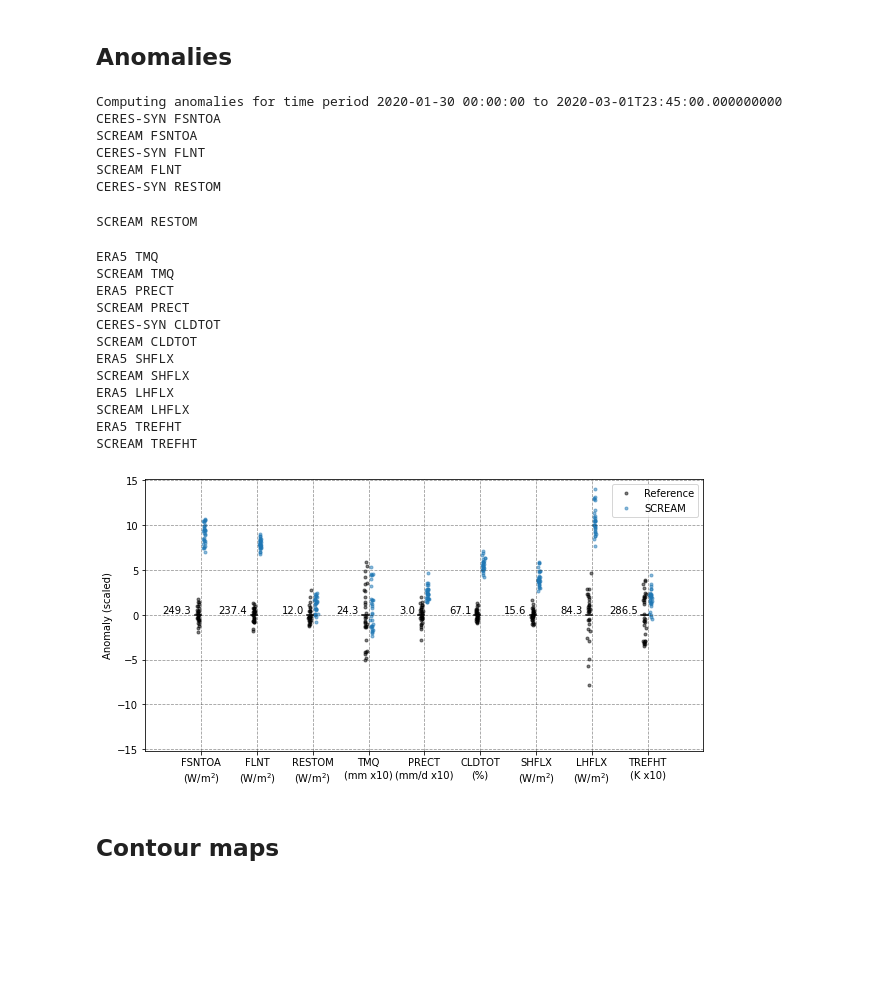
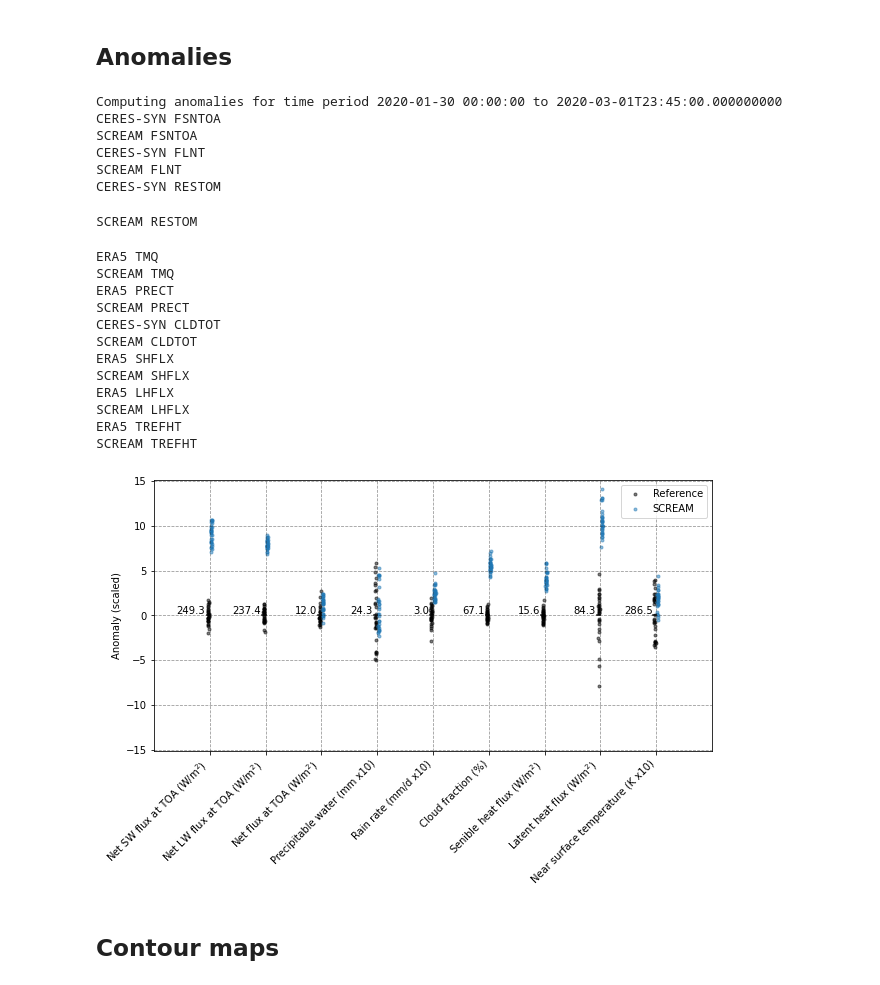
Before and after one commit to brhillman/e3smplot, a Jupyter notebook: notebooks/make_analysis.ipynb, the cells around one changed output. Saved outputs shown, nothing was run; the diff lists cells and outputs as text; code cells hidden in the pictures; blank space fills up the shorter version.

```diff
--- a/notebooks/make_analysis.ipynb
+++ b/notebooks/make_analysis.ipynb
@@ -318,6 +318,17 @@ units = {
     'SHFLX' : 'W/m$^2$',
     'LHFLX' : 'W/m$^2$',
     'TREFHT': 'K',
+}
+short_names = {
+    'FSNTOA': 'Net SW flux at TOA',
+    'FLNT': 'Net LW flux at TOA',
+    'RESTOM': 'Net flux at TOA',
+    'TMQ': 'Precipitable water',
+    'PRECT': 'Rain rate',
+    'CLDTOT': 'Cloud fraction',
+    'SHFLX': 'Senible heat flux',
+    'LHFLX': 'Latent heat flux',
+    'TREFHT': 'Near surface temperature',
 }
 test_cases = ('SCREAM',)#'ne4pg2')
 # Get time range to plot over
@@ -401,38 +412,40 @@ for ivar, v in enumerate(summary_variables):
         print(f'adding unit {a.units} for {v}')
         units[v] = a.units
 
 ax.set_ylabel('Anomaly (scaled)')
 ax.set_ylim([-max(abs(numpy.array(ax.get_ylim()))), max(abs(numpy.array(ax.get_ylim())))])
-xticks = [i + dx * (len(test_cases)) / 2.0 for i in range(len(variables))]
+xticks = [i + dx * (len(test_cases)) / 2.0 for i in range(len(summary_variables))]
 ax.set_xticks(xticks)
 ax.set_xlim([xticks[0]-1, xticks[-1]+1])
-ax.set_xticklabels([f'{v}\n({units[v]} x{scale_factors[v]})'
-                    if v in scale_factors.keys()
-                    else f'{v}\n({units[v]})' for v in variables])
+ax.set_xticklabels([
+    f'{short_names[v]} ({units[v]} x{scale_factors[v]})'
+    if v in scale_factors.keys()
+    else f'{short_names[v]} ({units[v]})' for v in summary_variables
+], rotation=45.0, ha='right', va='top')
 ax.grid(axis='both', color='0.2', alpha=0.5, linestyle='dashed')
 ax.legend(loc='best')
 figure.savefig(f'{graphics_root}/scream_dyamond2_anomalies.png', bbox_inches='tight', dpi=800)
 # %% [output]
 Computing anomalies for time period 2020-01-30 00:00:00 to 2020-03-01T23:45:00.000000000
 CERES-SYN FSNTOA
 SCREAM FSNTOA
 CERES-SYN FLNT
 SCREAM FLNT
 CERES-SYN RESTOM
 SCREAM RESTOM
 ERA5 TMQ
 SCREAM TMQ
 ERA5 PRECT
 SCREAM PRECT
 CERES-SYN CLDTOT
 SCREAM CLDTOT
 ERA5 SHFLX
 SCREAM SHFLX
 ERA5 LHFLX
 SCREAM LHFLX
 ERA5 TREFHT
 SCREAM TREFHT
-[figure, old version]
+[figure, new version]
 # %% [markdown]
 ## Contour maps
 # %%
```
Also changed, not shown: parts of 1 cell of this notebook, 7 other files.
